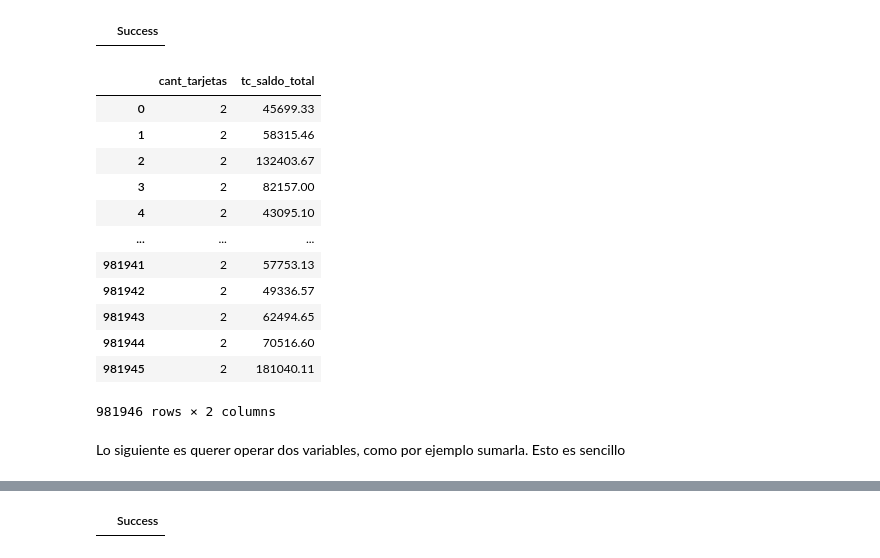
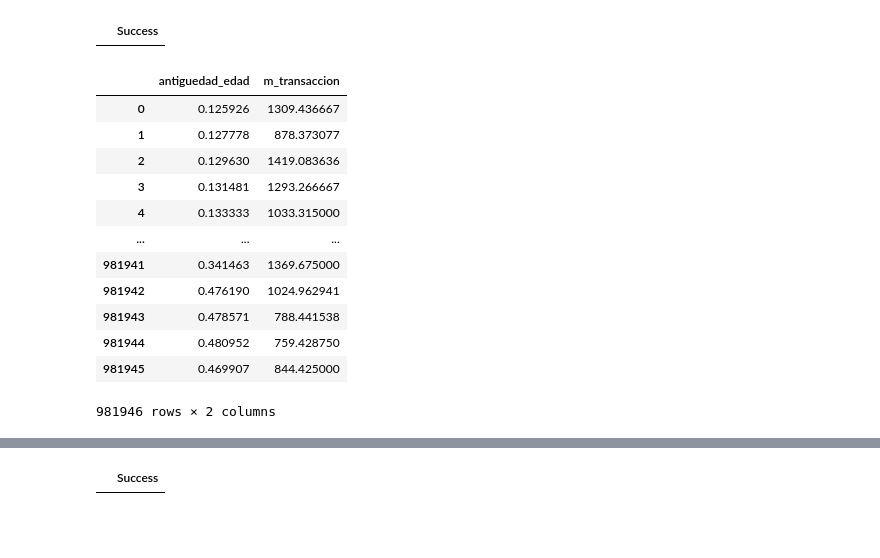
Before and after one commit to dmecoyfin/dmeyf2024, a Jupyter notebook: src/Competencia_1/Feature_Engineering_en_SQL.ipynb, the cells around one changed output, grey strips where cells are left out. Saved outputs shown, nothing was run; the diff lists cells and outputs as text; code cells hidden in the pictures; blank space fills up the shorter version.

```diff
--- a/src/Competencia_1/Feature_Engineering_en_SQL.ipynb
+++ b/src/Competencia_1/Feature_Engineering_en_SQL.ipynb
@@ -352,20 +388,20 @@ COPY competencia_01_feature_new TO 'competencia_01_feature_new.csv' (FORMAT CSV,
 # %%
 %%sql
 select
-    cant_tarjetas
-    ,tc_saldo_total
+    antiguedad_edad
+    ,m_transaccion
 from competencia_01_feature_new
 # %% [output]
-|  | cant_tarjetas | tc_saldo_total |
-| 0 | 2 | 45699.33 |
-| 1 | 2 | 58315.46 |
-| 2 | 2 | 132403.67 |
-| 3 | 2 | 82157.00 |
-| 4 | 2 | 43095.10 |
+|  | antiguedad_edad | m_transaccion |
+| 0 | 0.125926 | 1309.436667 |
+| 1 | 0.127778 | 878.373077 |
+| 2 | 0.129630 | 1419.083636 |
+| 3 | 0.131481 | 1293.266667 |
+| 4 | 0.133333 | 1033.315000 |
 | ... | ... | ... |
-| 981941 | 2 | 57753.13 |
-| 981942 | 2 | 49336.57 |
-| 981943 | 2 | 62494.65 |
-| 981944 | 2 | 70516.60 |
-| 981945 | 2 | 181040.11 |
+| 981941 | 0.341463 | 1369.675000 |
+| 981942 | 0.476190 | 1024.962941 |
+| 981943 | 0.478571 | 788.441538 |
+| 981944 | 0.480952 | 759.428750 |
+| 981945 | 0.469907 | 844.425000 |
 981946 rows × 2 columns
@@ -380,2 +407,0 @@ from competencia_01 limit 10
-# %% [markdown]
-Lo siguiente es querer operar dos variables, como por ejemplo sumarla. Esto es sencillo
```
Also changed, not shown: parts of 16 cells of this notebook, 2 other files.
